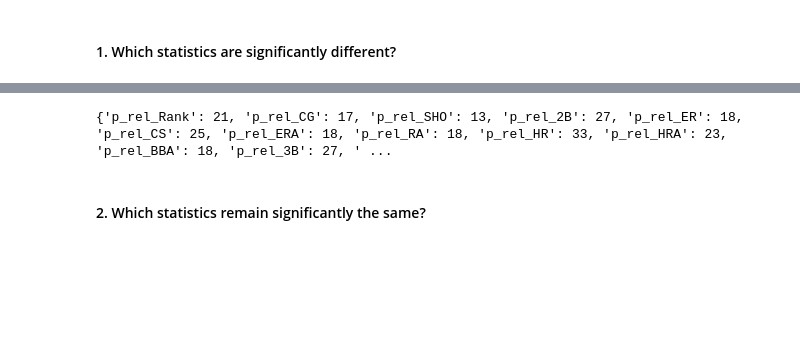
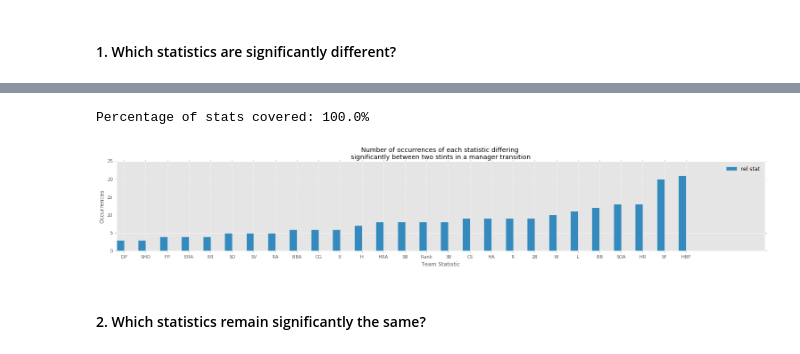
Before and after one commit to thrabchak/Udacity-Data-Analysis, a Jupyter notebook: P2 Baseball Managers/Data_Analyst_ND_Project2.ipynb, the cells around one changed output, grey strips where cells are left out. Drawn from its saved outputs; the diff is of its cells as text; code cells hidden in the pictures; blank space fills up the shorter version.

```diff
--- a/P2 Baseball Managers/Data_Analyst_ND_Project2.ipynb
+++ b/P2 Baseball Managers/Data_Analyst_ND_Project2.ipynb
@@ -645,7 +646,7 @@ def t_test_between_stints(stint1, stint2):
         stint1_stat_values = stint1_perf[statname][2]
         stint2_stat_values = stint2_perf[statname][2]
 
-        ttestresults = stats.ttest_ind(stint1_stat_values, stint2_stat_values)
+        ttestresults = stats.ranksums(stint1_stat_values, stint2_stat_values)
 
         t_dict['t_rel_' + stat] = ttestresults[0] # t-value
         t_dict['p_rel_' + stat] = ttestresults[1] # p-value
@@ -676,9 +677,7 @@ def t_diff_df(transitions_df):
 
     return pd.DataFrame(data=t_dict)
 
-t_manager_transitions = manager_transitions(min_years_in_stint=3,
-                                            enforce_consecutive_rule=False,
-                                            enforce_equal_years=False)
+t_manager_transitions = manager_transitions(min_years_in_stint=3)
 
 manager_transitions_w_t_df = merge_transitions_df_w_stats(t_manager_transitions,
                                                           t_diff_df(t_manager_transitions))
@@ -706,47 +705,84 @@ print(manager_transitions_w_t_df)
 def find_significant_differences(transitions_w_t_df):
     """Return a dictionary containing the stats for each manager which differed
     significantly between the before and after stints of a manager transition.
-    manager -> [stat1, stat2, ...]"""
+    transition_index -> [stat1, stat2, ...]"""
     stat_dict = {}
     for i in range(0, len(transitions_w_t_df)):
-        manager = transitions_w_t_df.iloc[i].playerID
-        stat_dict[manager] = []
+        stat_dict[i] = []
     for i in range(0, len(transitions_w_t_df)):
         for stat in team_stat.keys():
             statname = "p_rel_" + stat
             p_value = transitions_w_t_df.iloc[i][statname]
             if p_value < 0.05:
-                manager = transitions_w_t_df.iloc[i].playerID
-                stat_dict[manager].append(statname)
+                stat_dict[i].append(stat)
     return stat_dict
 
 def count_occurrences(stat_dict):
-    """Transforms the input dictionary from manager -> [stat1, stat2, ...] to
+    """Transforms the input dictionary from transition_index -> [stat1, stat2, ...] to
     stat1 -> num_occurences_of_stat1. This will help us look for patterns in the
     stat_dict data."""
     occ_dict = {}
-    for manager in stat_dict.keys():
-        for stat in stat_dict[manager]:
+    for transition_index in stat_dict.keys():
+        for stat in stat_dict[transition_index]:
             if stat not in occ_dict.keys():
                 occ_dict[stat] = 1
             else:
                 occ_dict[stat] += 1
     return occ_dict
 
 def get_percent_stat_coverage(occ_dict):
     """Returns the percentage of team stats that appear in the given occ_dict."""
     total_num_stats = len(team_stat.keys())
     num_stats_occurred = len(occ_dict.keys())
     return num_stats_occurred / float(total_num_stats)
 
+def order_dictionary_based_on_value(d):
+    """Returns an ordered dictionary based on the values of the dictionary."""
+    return collections.OrderedDict(sorted(d.items(), key=lambda t: t[1]))
+
+def show_bar_graph_from_dict(in_dict, title):
+    """Creates a bar graph from the input dictionary in_dict."""
+    if len(in_dict.keys()) == 0:
+        return
+    ordered_dict = order_dictionary_based_on_value(in_dict)
+    labels = ordered_dict.keys()
+    values = []
+    for key in ordered_dict.keys():
+        values.append(ordered_dict[key])
+
+    n_groups = len(labels)
+
+    fig, ax = plt.subplots()
+
+    index = np.arange(n_groups)
+    bar_width = 0.35
+
+    rects1 = plt.bar(index, values, bar_width,
+                     label='rel stat')
+
+    plt.xlabel('Team Statistic')
+    plt.ylabel('Occurrences')
+    plt.title(title)
+    plt.xticks(index + bar_width, labels)
+    plt.legend()
+    plt.gcf().set_figwidth(21)
+    plt.tight_layout()
+    plt.show()
 
 occurrences_of_significantly_different_stats = \
     count_occurrences(find_significant_differences(manager_transitions_w_t_df))
 
-get_percent_stat_coverage(occurrences_of_significantly_different_stats)
+print("Percentage of stats covered: " +
+  str(get_percent_stat_coverage(occurrences_of_significantly_different_stats) * 100) +
+     '%')
 
-print(occurrences_of_significantly_different_stats)
+#print(occurrences_of_significantly_different_stats)
+
+show_bar_graph_from_dict(occurrences_of_significantly_different_stats,
+                         "Number of occurrences of each statistic differing \n" +
+                         "significantly between two stints in a manager transition")
 # %% [output]
-{'p_rel_Rank': 21, 'p_rel_CG': 17, 'p_rel_SHO': 13, 'p_rel_2B': 27, 'p_rel_ER': 18, 'p_rel_CS': 25, 'p_rel_ERA': 18, 'p_rel_RA': 18, 'p_rel_HR': 33, 'p_rel_HRA': 23, 'p_rel_BBA': 18, 'p_rel_3B': 27, ' ...
+Percentage of stats covered: 100.0%
+[figure, added]
 # %% [markdown]
 #### 2. Which statistics remain significantly the same?
```
Also changed, not shown: parts of 17 cells of this notebook, 1 other file.
